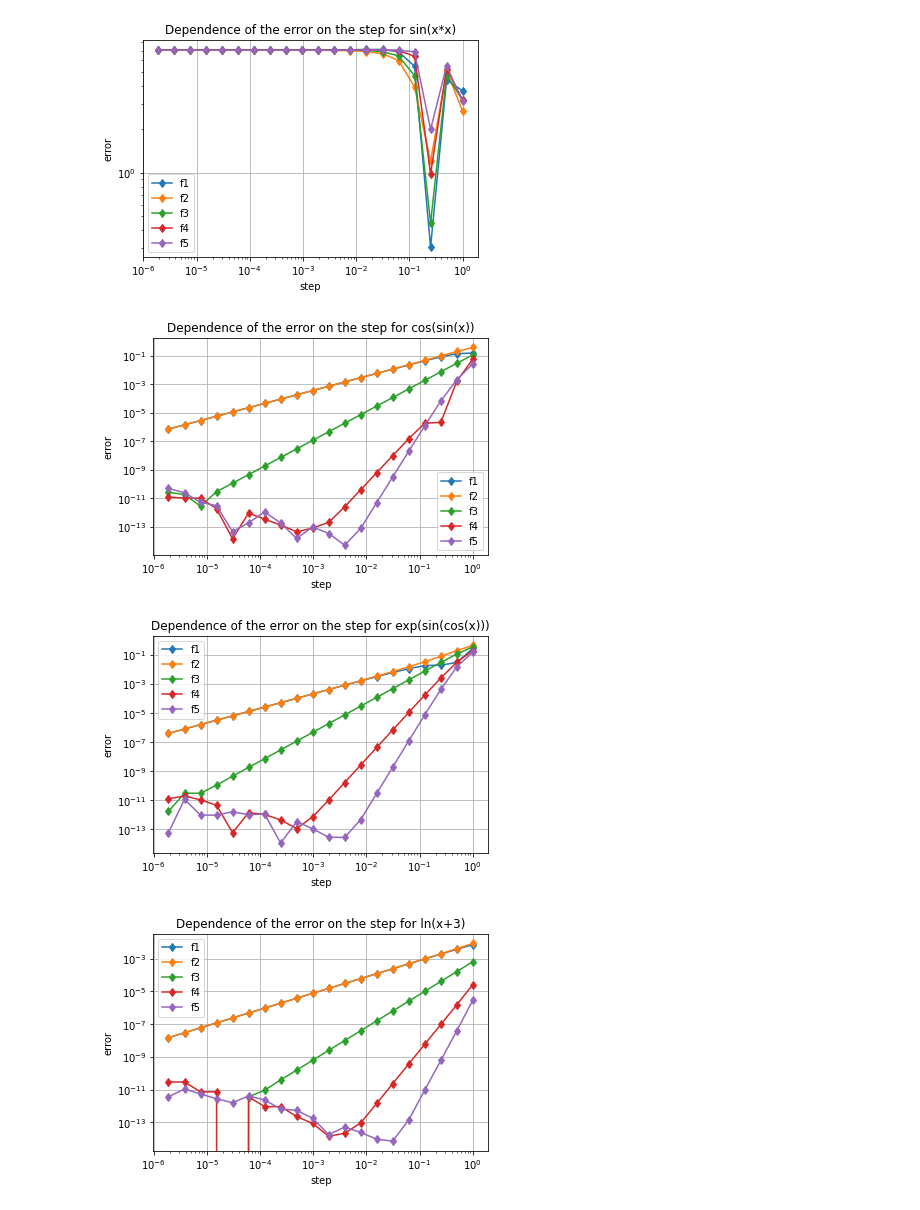
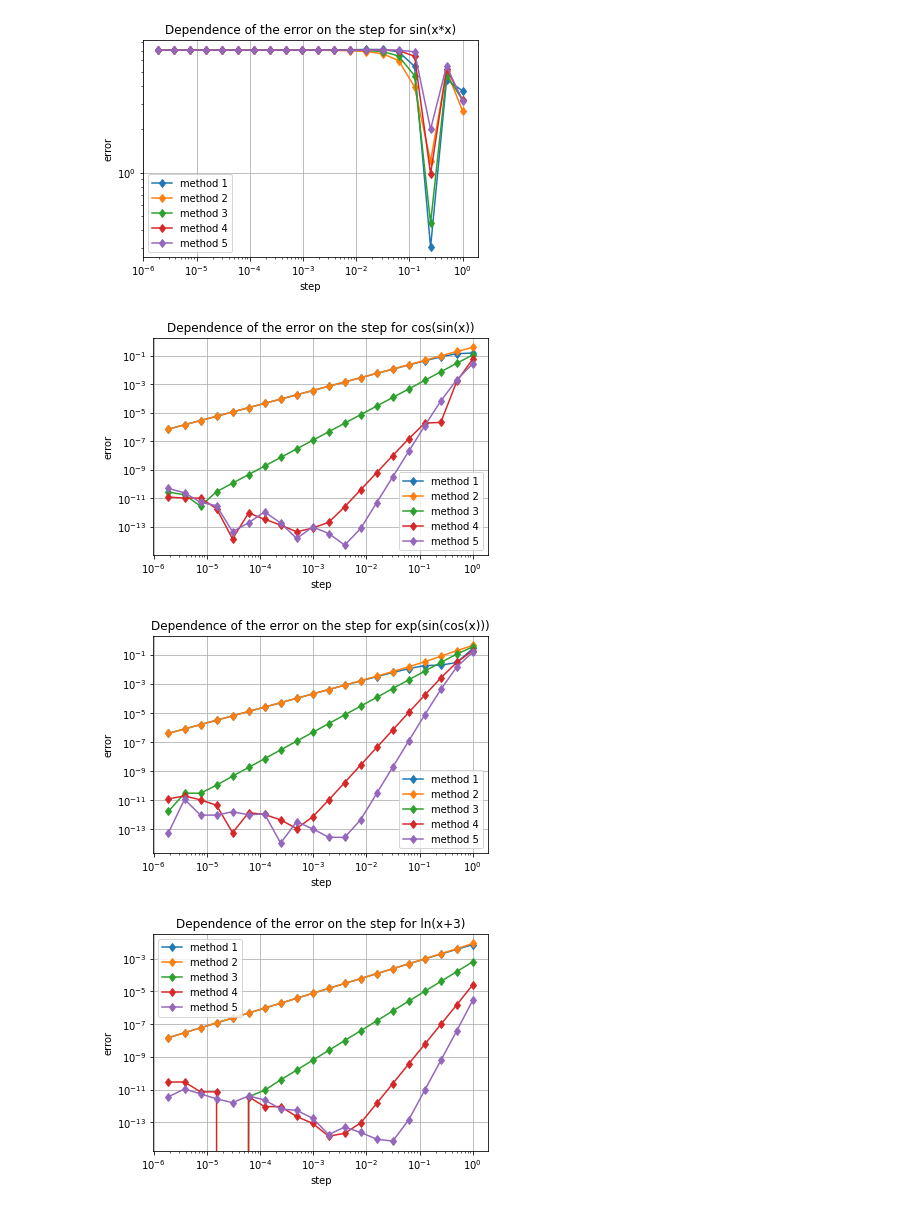
Before and after one commit to exucutional/study_comp_math, a Jupyter notebook: 1/diff_error.ipynb, the cells around one changed output. Saved outputs shown, nothing was run; the diff lists cells and outputs as text; code cells hidden in the pictures.

```diff
--- a/1/diff_error.ipynb
+++ b/1/diff_error.ipynb
@@ -25,6 +25,9 @@ class DiffMath:
 
         return derivative
 
+    def get_derivative_count(self):
+        return len(self.coeffs)
+
     def calc_derivative(self, f, x, h, num):
         return self.get_derivative(num)(f, x, h)
 
@@ -45,48 +48,42 @@ dm = DiffMath()
 
 f1 = lambda x: sin(x * x)
 f1_d = lambda x: 2 * x * cos(x)
 
 f2 = lambda x: cos(sin(x))
 f2_d = lambda x: -cos(x) * sin(sin(x))
 
 f3 = lambda x: exp(sin(cos(x)))
 f3_d = lambda x: -exp(sin(cos(x))) * cos(cos(x)) * sin(x)
 
 f4 = lambda x: log(x + 3)
 f4_d = lambda x: 1 / (x + 3)
 
 f5 = lambda x: sqrt(x + 3)
 f5_d = lambda x: 1 / (2 * sqrt(x + 3))
 
 f_list = [f1, f2, f3, f4, f5]
 f_deriv_list = [f1_d, f2_d, f3_d, f4_d, f5_d]
 f_name = ['sin(x*x)', 'cos(sin(x))', 'exp(sin(cos(x)))', 'ln(x+3)', 'sqrt(x+3)']
 
 x = dm.get_h_list(h_pow)
 
-for i in range(5):
+for i in range(len(f_list)):
     plot = plt.figure(num=f'Error for {f_name[i]}')
-    y1 = dm.get_error_list(f_list[i], f_deriv_list[i], argument, 0, h_pow)
-    y2 = dm.get_error_list(f_list[i], f_deriv_list[i], argument, 1, h_pow)
-    y3 = dm.get_error_list(f_list[i], f_deriv_list[i], argument, 2, h_pow)
-    y4 = dm.get_error_list(f_list[i], f_deriv_list[i], argument, 3, h_pow)
-    y5 = dm.get_error_list(f_list[i], f_deriv_list[i], argument, 4, h_pow)
+    for j in range(dm.get_derivative_count()):
+        y = dm.get_error_list(f_list[i], f_deriv_list[i], argument, j, h_pow)
+        plt.plot(x, y, marker='d', label=f'method {j+1}')
+
     plt.ylabel('error')
-    plt.yscale("log")
+    plt.yscale('log')
     plt.xlabel('step')
-    plt.xscale("log")
-    plt.plot(x, y1, marker='d', label='f1')
-    plt.plot(x, y2, marker='d', label='f2')
-    plt.plot(x, y3, marker='d', label='f3')
-    plt.plot(x, y4, marker='d', label='f4')
-    plt.plot(x, y5, marker='d', label='f5')
+    plt.xscale('log')
     plt.grid()
-    plt.title(f"Dependence of the error on the step for {f_name[i]}")
+    plt.title(f'Dependence of the error on the step for {f_name[i]}')
     plt.legend()
 
 plt.show()
 # %% [output]
-[figure, old version]
+[figure, new version]
-[figure, old version]
+[figure, new version]
-[figure, old version]
+[figure, new version]
-[figure, old version]
+[figure, new version]
```
Also changed, not shown: parts of 1 cell of this notebook, 1 other file.
